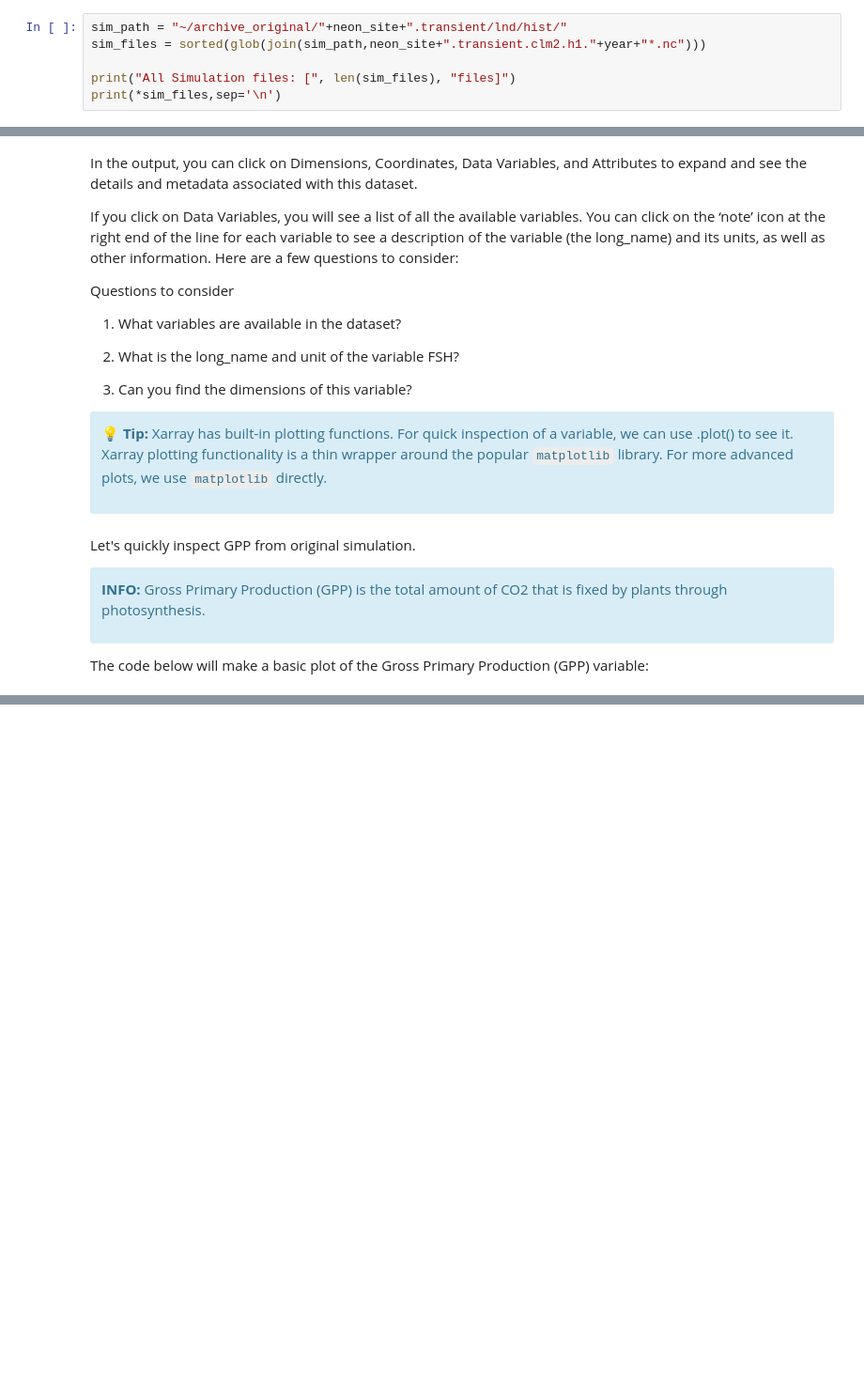
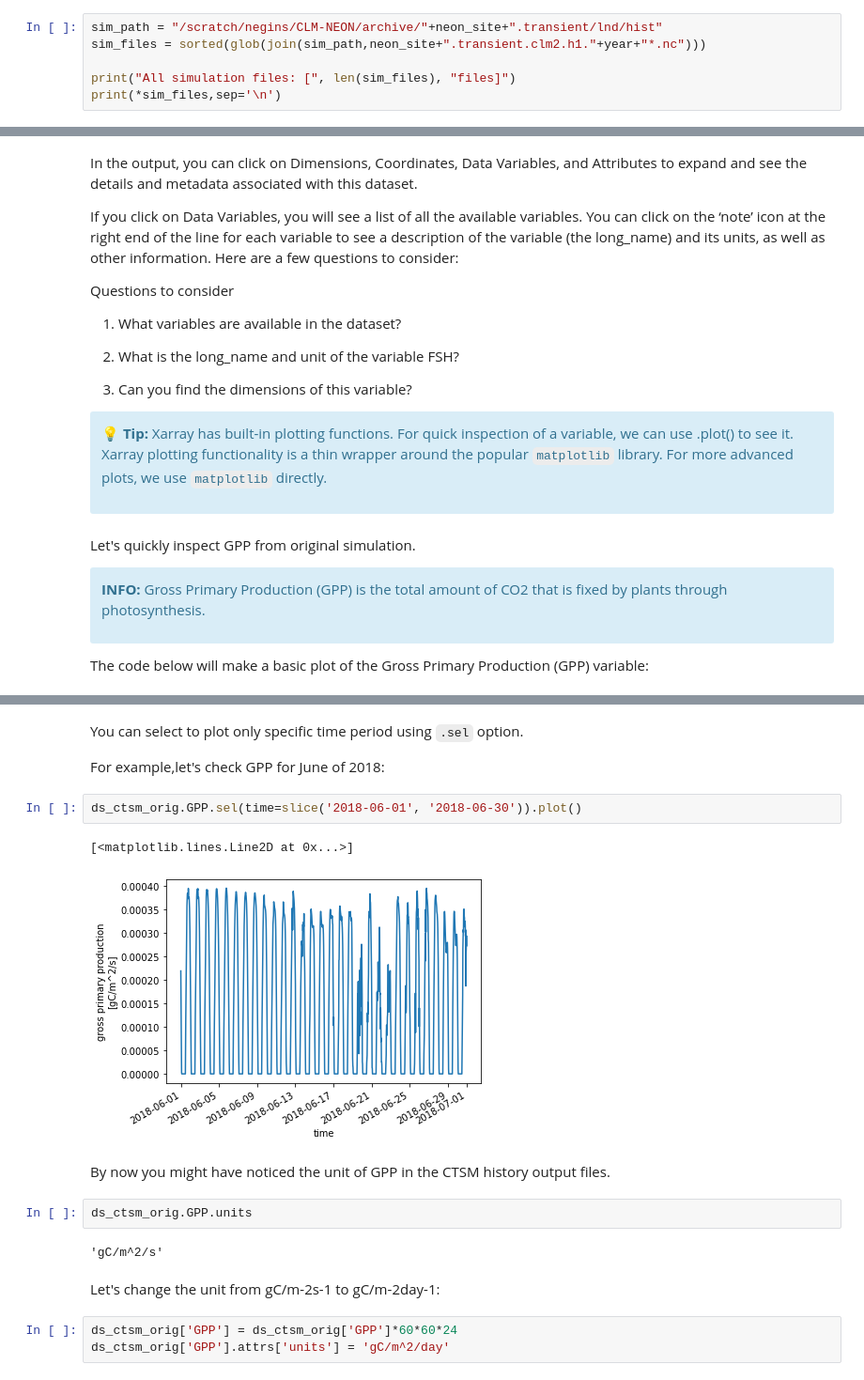
Before and after one commit to NCAR/CTSM-Tutorial, a Jupyter notebook: notebooks/Day2d_CodeModification_Visualization.ipynb, the cells around one changed output, grey strips where cells are left out. Shown at 94% size. Drawn from its saved outputs; the diff is of its cells as text; blank space fills up the shorter version.

Commit message:
Day2D from NEON stuff

```diff
--- a/notebooks/Day2d_CodeModification_Visualization.ipynb
+++ b/notebooks/Day2d_CodeModification_Visualization.ipynb
@@ -66,8 +68,8 @@ year = "2018"
 Here, we want to read and analyze the result from original (unmodified) CTSM code.
 First, let's list all our CTSM files:
 # %%
-sim_path = "~/archive_original/"+neon_site+".transient/lnd/hist/"
+sim_path = "/scratch/negins/CLM-NEON/archive/"+neon_site+".transient/lnd/hist"
 sim_files = sorted(glob(join(sim_path,neon_site+".transient.clm2.h1."+year+"*.nc")))
 
-print("All Simulation files: [", len(sim_files), "files]")
+print("All simulation files: [", len(sim_files), "files]")
 print(*sim_files,sep='\n')
@@ -119,0 +163,20 @@ ds_ctsm_orig.GPP.plot()
+# %% [markdown]
+You can select to plot only specific time period using `.sel` option.
+
+For example,let's check GPP for June of 2018:
+# %%
+ds_ctsm_orig.GPP.sel(time=slice('2018-06-01', '2018-06-30')).plot()
+# %% [output]
+[<matplotlib.lines.Line2D at 0x...>]
+[figure, added]
+# %% [markdown]
+By now you might have noticed the unit of GPP in the CTSM history output files.
+# %%
+ds_ctsm_orig.GPP.units
+# %% [output]
+'gC/m^2/s'
+# %% [markdown]
+Let's change the unit from gC/m-2s-1 to gC/m-2day-1:
+# %%
+ds_ctsm_orig['GPP'] = ds_ctsm_orig['GPP']*60*60*24
+ds_ctsm_orig['GPP'].attrs['units'] = 'gC/m^2/day'
```
Also changed, not shown: parts of 60 cells of this notebook.
